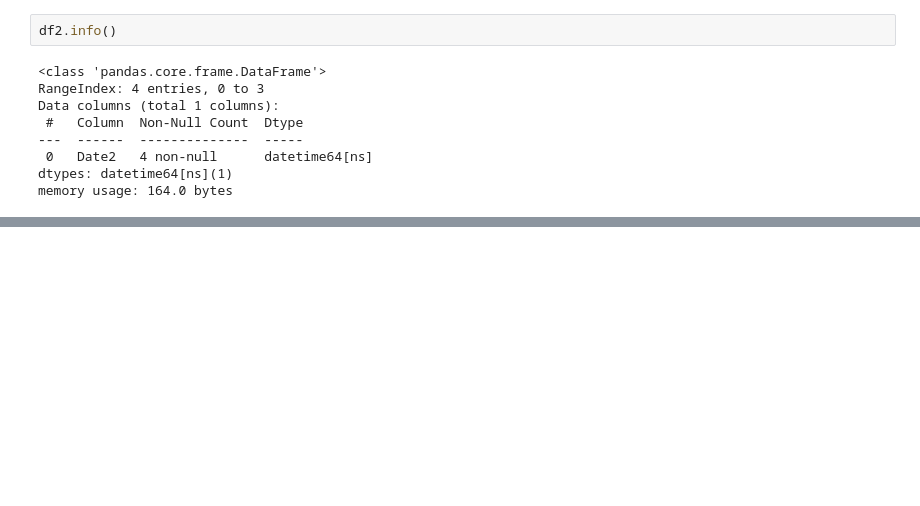
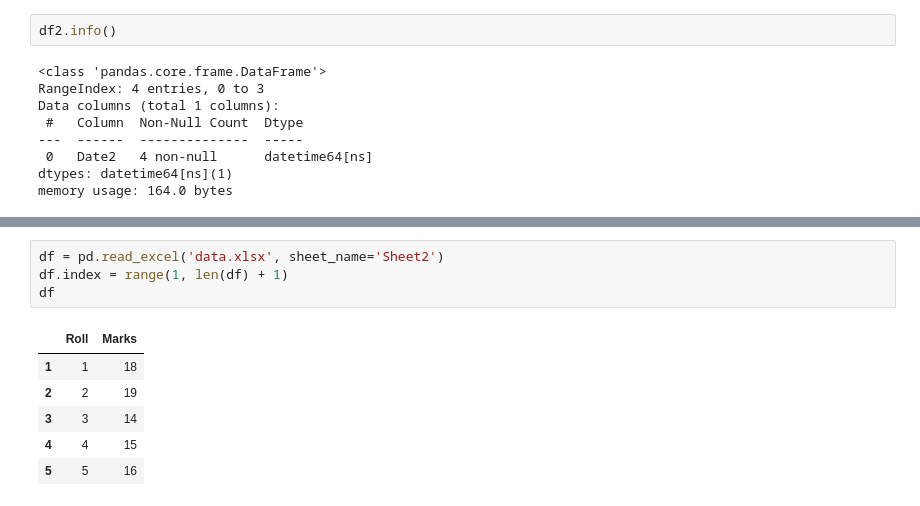
Before and after one commit to raaakibul/ML-course, a Jupyter notebook: Pandas/intro_to_pandas.ipynb, the cells around one changed output, grey strips where cells are left out. Drawn from its saved outputs; the diff is of its cells as text; blank space fills up the shorter version.

```diff
--- a/Pandas/intro_to_pandas.ipynb
+++ b/Pandas/intro_to_pandas.ipynb
@@ -377,0 +390,11 @@ memory usage: 164.0 bytes
+# %%
+df = pd.read_excel('data.xlsx', sheet_name='Sheet2')
+df.index = range(1, len(df) + 1)
+df
+# %% [output]
+|  | Roll | Marks |
+| 1 | 1 | 18 |
+| 2 | 2 | 19 |
+| 3 | 3 | 14 |
+| 4 | 4 | 15 |
+| 5 | 5 | 16 |
```
Also changed, not shown: parts of 5 cells of this notebook, 2 other files.
